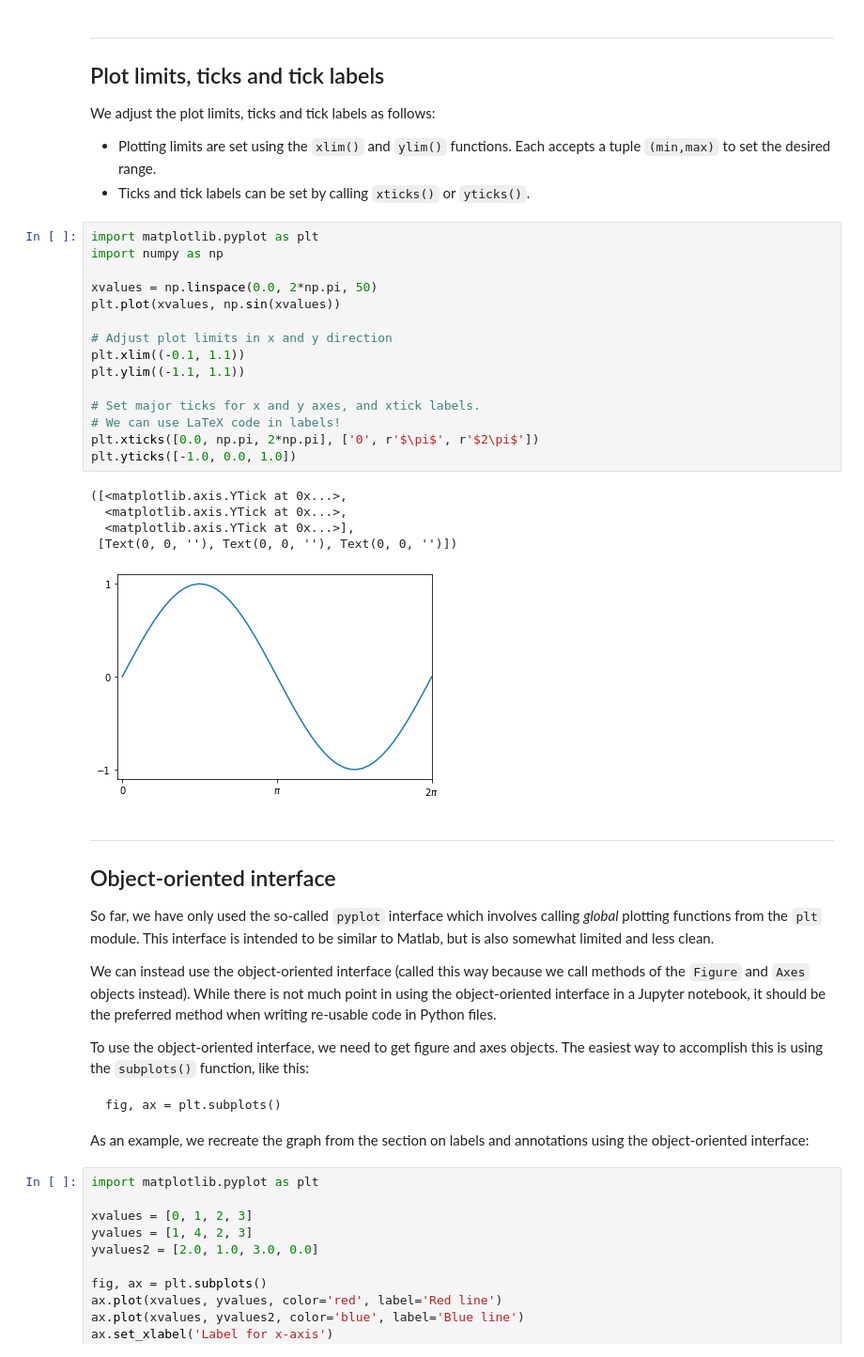
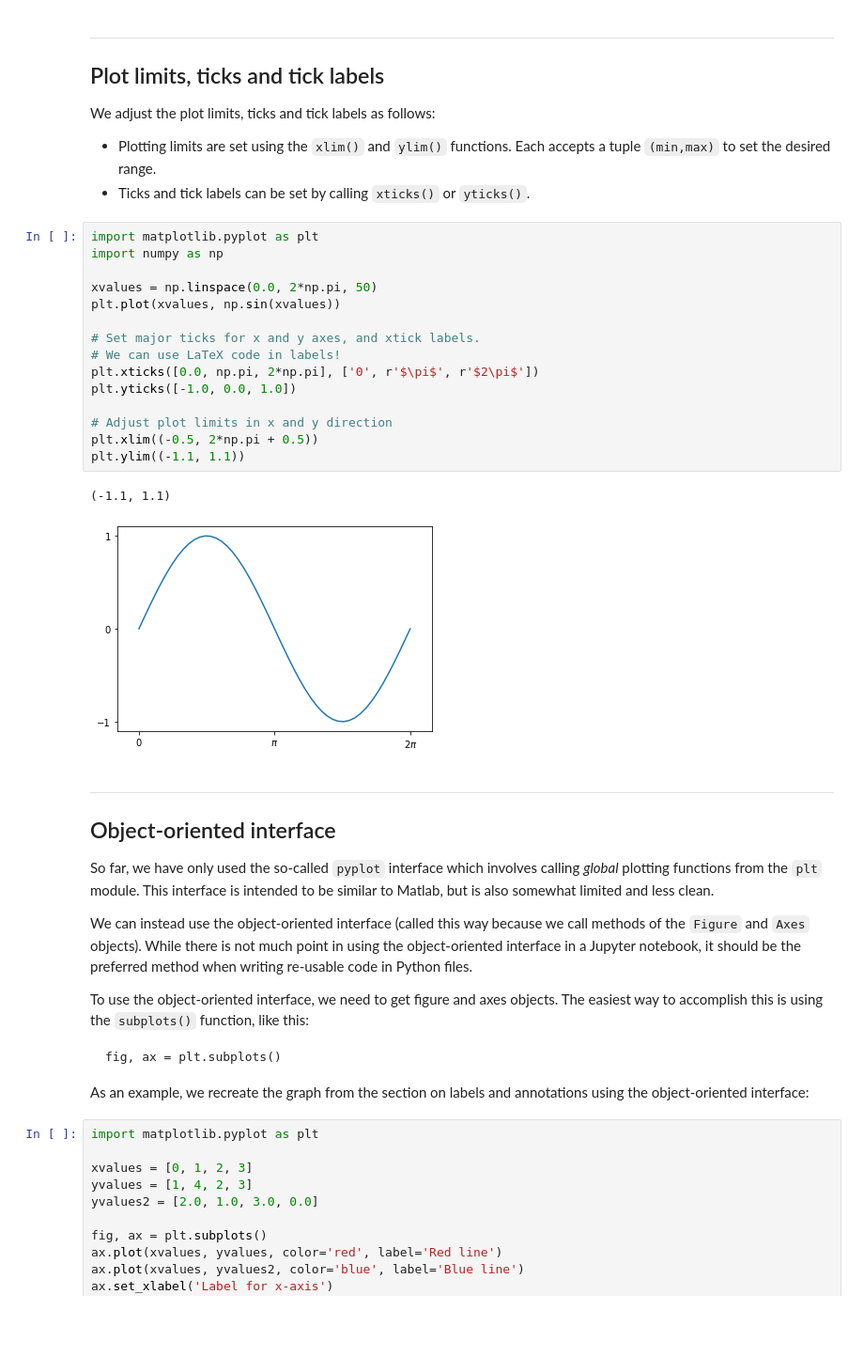
Before and after one commit to richardfoltyn/python-statistics, a Jupyter notebook: lectures/unit5.ipynb, the cells around one changed output. Shown at 94% size. Drawn from its saved outputs; the diff is of its cells as text; blank space fills up the shorter version.

```diff
--- a/lectures/unit5.ipynb
+++ b/lectures/unit5.ipynb
@@ -159,24 +173,21 @@ We adjust the plot limits, ticks and tick labels as follows:
 # %%
 import matplotlib.pyplot as plt
 import numpy as np
 
 xvalues = np.linspace(0.0, 2*np.pi, 50)
 plt.plot(xvalues, np.sin(xvalues))
 
-# Adjust plot limits in x and y direction
-plt.xlim((-0.1, 1.1))
-plt.ylim((-1.1, 1.1))
-
 # Set major ticks for x and y axes, and xtick labels.
 # We can use LaTeX code in labels!
 plt.xticks([0.0, np.pi, 2*np.pi], ['0', r'$\pi$', r'$2\pi$'])
 plt.yticks([-1.0, 0.0, 1.0])
+
+# Adjust plot limits in x and y direction
+plt.xlim((-0.5, 2*np.pi + 0.5))
+plt.ylim((-1.1, 1.1))
 # %% [output]
-([<matplotlib.axis.YTick at 0x...>,
-  <matplotlib.axis.YTick at 0x...>,
-  <matplotlib.axis.YTick at 0x...>],
- [Text(0, 0, ''), Text(0, 0, ''), Text(0, 0, '')])
+(-1.1, 1.1)
-[figure, old version]
+[figure, new version]
 # %% [markdown]
 ***
 ## Object-oriented interface
@@ -187,7 +198,7 @@ This interface is intended to be similar to Matlab, but is also somewhat
 limited and less clean.
 
 We can instead use the object-oriented interface
-(called this way because we call methods of the `Figure` and `Axes` objects instead).
+(called this way because we call methods of the `Figure` and `Axes` objects).
 While there is not much point in using the object-oriented interface
 in a Jupyter notebook, it should be the preferred method when
 writing re-usable code in Python files.
```
Also changed, not shown: parts of 16 cells of this notebook.
